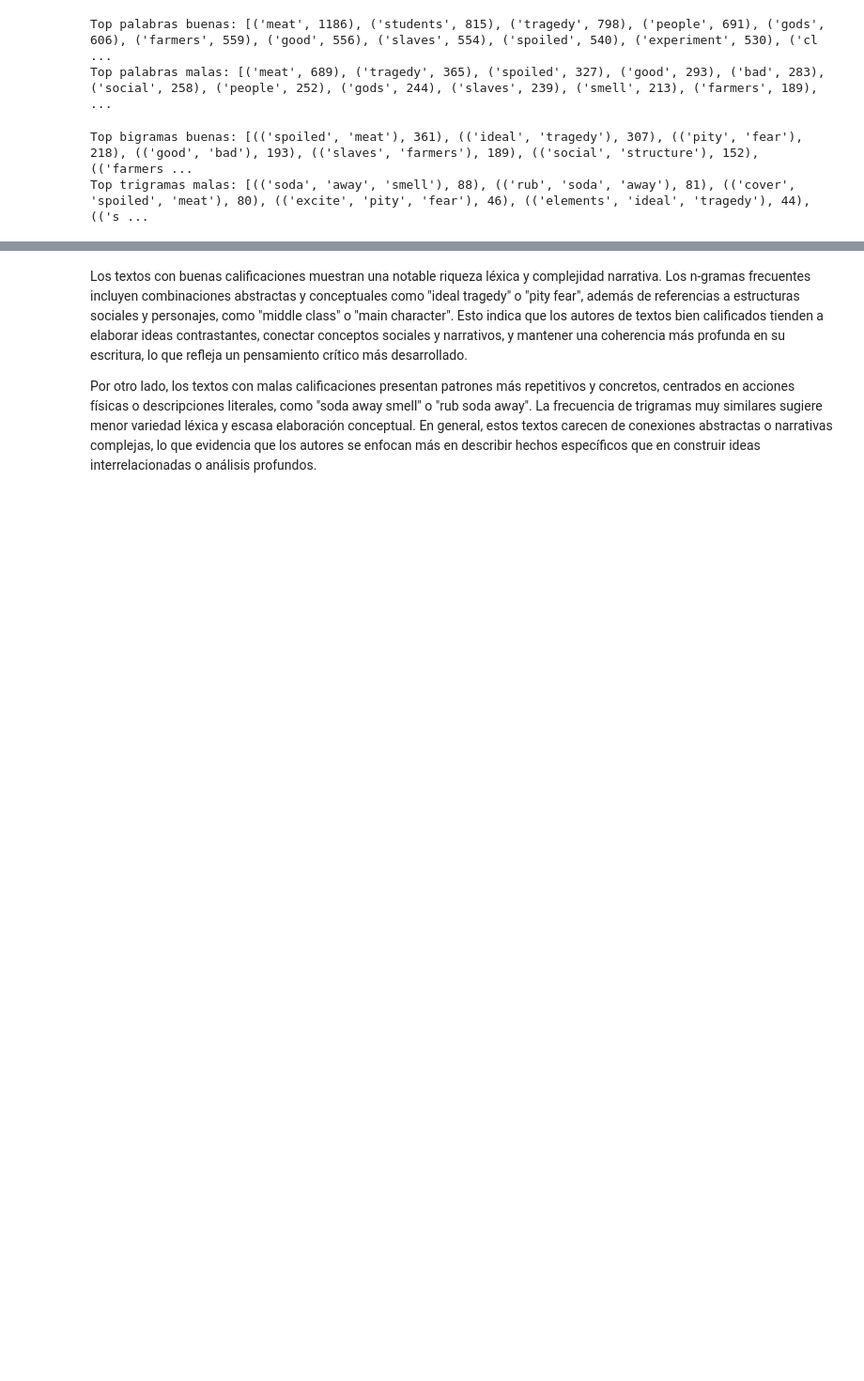
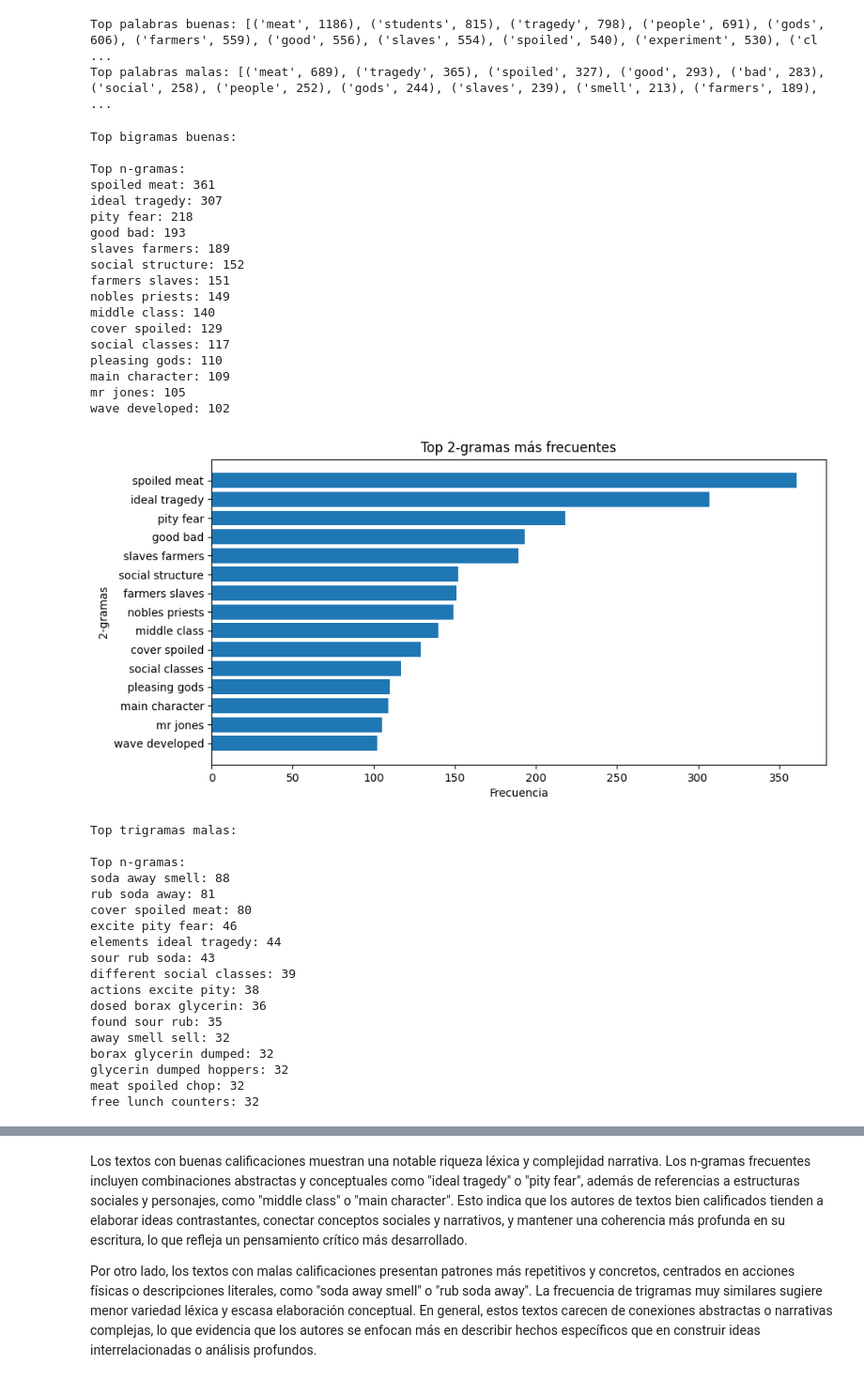
Before and after one commit to DiegoGarV/Proyecto2-DS, a Jupyter notebook: src/main.ipynb, the cells around one changed output, grey strips where cells are left out. Shown at 94% size. Drawn from its saved outputs; the diff is of its cells as text; code cells hidden in the pictures; blank space fills up the shorter version.

Commit message:
feat: ngramas

```diff
--- a/src/main.ipynb
+++ b/src/main.ipynb
@@ -540,15 +540,73 @@ Top palabras malas: [('meat', 689), ('tragedy', 365), ('spoiled', 327), ('good',
 # %%
 from nltk.util import ngrams
 from collections import Counter
 
-def top_ngrams(tokens, n=2, top=20):
-    n_grams = ngrams(tokens, n)  # usar la función ngrams de NLTK
+def top_ngrams(tokens, n=2, top=20, plot=True):
+    n_grams = ngrams(tokens, n)
     counter = Counter(n_grams)
-    return counter.most_common(top)
+    most_common = counter.most_common(top)
+
+    # Convertir los ngramas a texto
+    ngram_strings = [' '.join(ng) for ng, _ in most_common]
+    counts = [count for _, count in most_common]
+
+    # Mostrar en consola de forma legible
+    print("\nTop n-gramas:")
+    for ng, c in zip(ngram_strings, counts):
+        print(f"{ng}: {c}")
+
+    # Gráfico opcional
+    if plot and most_common:
+        plt.figure(figsize=(10, 5))
+        plt.barh(ngram_strings[::-1], counts[::-1])  # invertimos para que el top quede arriba
+        plt.xlabel("Frecuencia")
+        plt.ylabel(f"{n}-gramas")
+        plt.title(f"Top {n}-gramas más frecuentes")
+        plt.show()
+
+    return most_common
 
 # Ejemplo
-print("Top bigramas buenas:", top_ngrams(tokens_buenas_filtradas, n=2))
-print("Top trigramas malas:", top_ngrams(tokens_malas_filtradas, n=3))
+print("Top bigramas buenas:")
+top_ngrams(tokens_buenas_filtradas, n=2, top=15)
+
+print("\nTop trigramas malas:")
+top_ngrams(tokens_malas_filtradas, n=3, top=15)
 # %% [output]
-Top bigramas buenas: [(('spoiled', 'meat'), 361), (('ideal', 'tragedy'), 307), (('pity', 'fear'), 218), (('good', 'bad'), 193), (('slaves', 'farmers'), 189), (('social', 'structure'), 152), (('farmers ...
-Top trigramas malas: [(('soda', 'away', 'smell'), 88), (('rub', 'soda', 'away'), 81), (('cover', 'spoiled', 'meat'), 80), (('excite', 'pity', 'fear'), 46), (('elements', 'ideal', 'tragedy'), 44), (('s ...
+Top bigramas buenas:
+
+Top n-gramas:
+spoiled meat: 361
+ideal tragedy: 307
+pity fear: 218
+good bad: 193
+slaves farmers: 189
+social structure: 152
+farmers slaves: 151
+nobles priests: 149
+middle class: 140
+cover spoiled: 129
+social classes: 117
+pleasing gods: 110
+main character: 109
+mr jones: 105
+wave developed: 102
+[figure, added]
+Top trigramas malas:
+
+Top n-gramas:
+soda away smell: 88
+rub soda away: 81
+cover spoiled meat: 80
+excite pity fear: 46
+elements ideal tragedy: 44
+sour rub soda: 43
+different social classes: 39
+actions excite pity: 38
+dosed borax glycerin: 36
+found sour rub: 35
+away smell sell: 32
+borax glycerin dumped: 32
+glycerin dumped hoppers: 32
+meat spoiled chop: 32
+free lunch counters: 32
```
Also changed, not shown: parts of 3 cells of this notebook.
